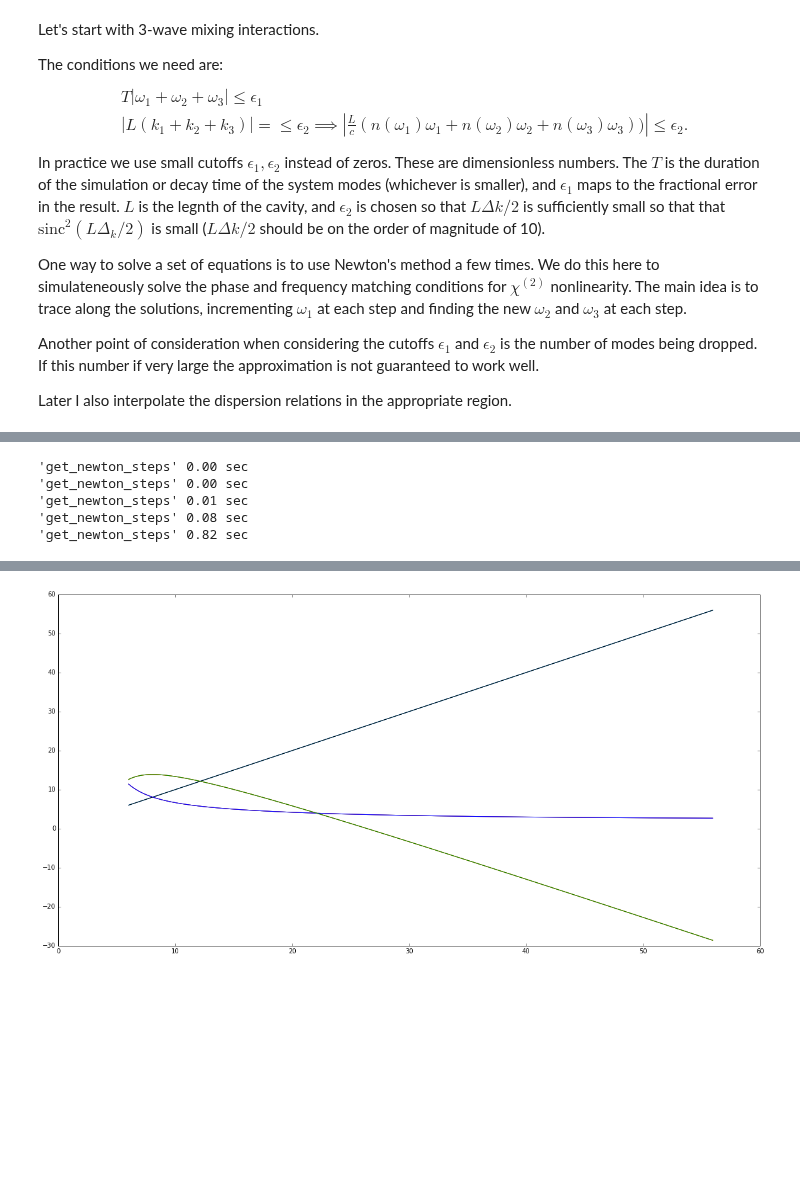
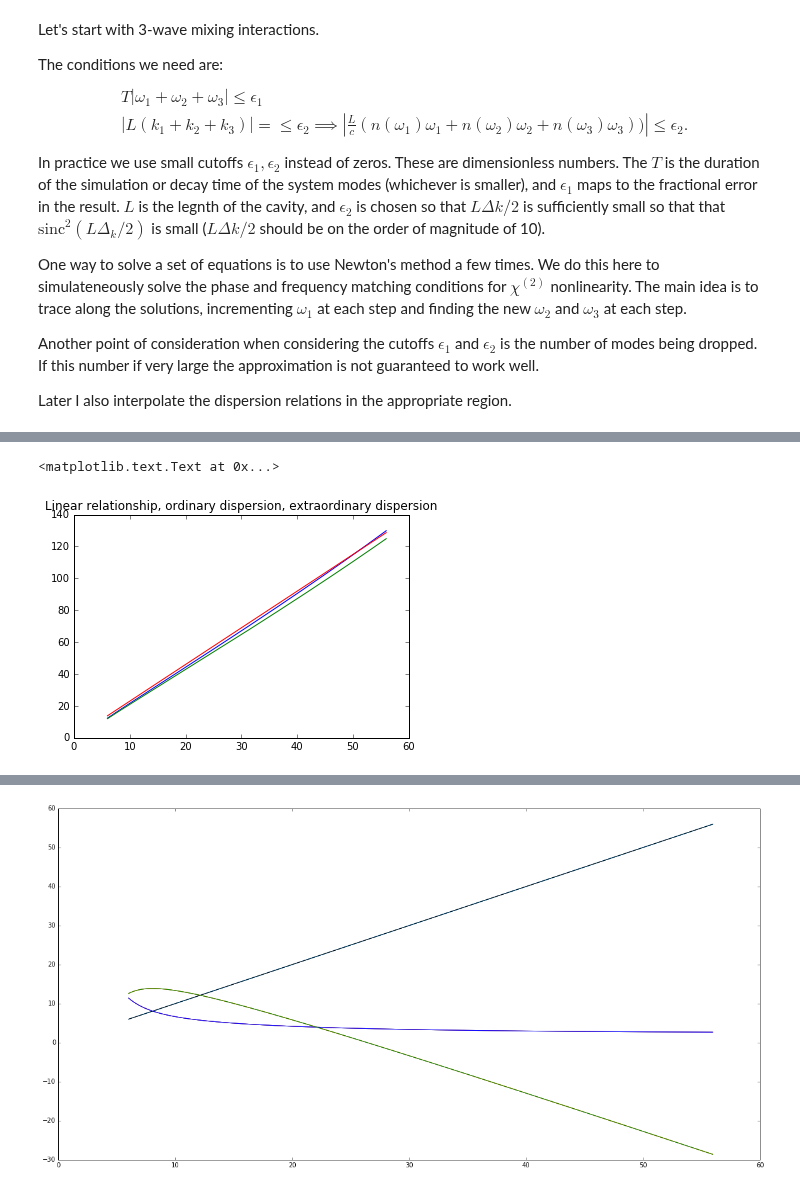
Before and after one commit to tabakg/potapov_interpolation, a Jupyter notebook: Dispersion_relation_chi_2_and_interpolations.ipynb, the cells around one changed output, grey strips where cells are left out. Saved outputs shown, nothing was run; the diff lists cells and outputs as text; code cells hidden in the pictures; blank space fills up the shorter version.

```diff
--- a/Dispersion_relation_chi_2_and_interpolations.ipynb
+++ b/Dispersion_relation_chi_2_and_interpolations.ipynb
@@ -189,16 +95,0 @@ omegas_delta = omegas[1]-omegas[0]
-# %%
-fixed_omega1=15.
-oms = [(fixed_omega1, 30 - fixed_omega1)]  ## k is accurate for omega inputs between 6-60.
-converged_points = []
-for i in range(100):
-    arg2 = newton_update_func_1(*(oms[-1]))
-    oms.append((omegas[0],arg2))
-    if sum([ (oms[-1][i] - oms[-2][i])**2 for i in range(2)]) < omegas_delta / 100.:
-        break
-for arg1 in omegas:
-    for i in range(10):
-        arg2 = newton_update_func_1(*(oms[-1]))
-        oms.append((arg1,arg2))
-        if sum([ (oms[-1][i] - oms[-2][i])**2 for i in range(2)]) < omegas_delta / 100.:
-            break
-    converged_points.append((arg1,arg2))
@@ -241,4 +95,0 @@ X = {}
-# %%
-for i in range(1,6):
-    X[i] = np.arange(7,45,5*pow(10,-i))
-    omega_pairs[i] = [(fixed_omega1, omega_2) for omega_2 in X[i]]
@@ -251,9 +95,0 @@ newton_out = {}
-# %%
-for i in range(1,6):
-    newton_out[i] = get_newton_steps(omega_pairs[i])
-# %% [output]
-'get_newton_steps' 0.00 sec
-'get_newton_steps' 0.00 sec
-'get_newton_steps' 0.01 sec
-'get_newton_steps' 0.08 sec
-'get_newton_steps' 0.82 sec
@@ -337,0 +96,3 @@ def trace_omegas(omegas,fixed_omega_3 = 30.):
+# %%
+k_o_vs_omega = ufuncify([omega],k_symb())
+k_e_vs_omega = ufuncify([omega],k_symb(pol='e'))
@@ -337,0 +107,8 @@ def trace_omegas(omegas,fixed_omega_3 = 30.):
+# %%
+plt.plot(omegas3,k_o_vs_omega(omegas3))
+plt.plot(omegas3,k_e_vs_omega(omegas3))
+plt.plot(omegas3,omegas3*2.3)
+plt.title('Linear relationship, ordinary dispersion, extraordinary dispersion')
+# %% [output]
+<matplotlib.text.Text at 0x...>
+[figure, added]
```
Also changed, not shown: parts of 64 cells of this notebook, 2 other files.
